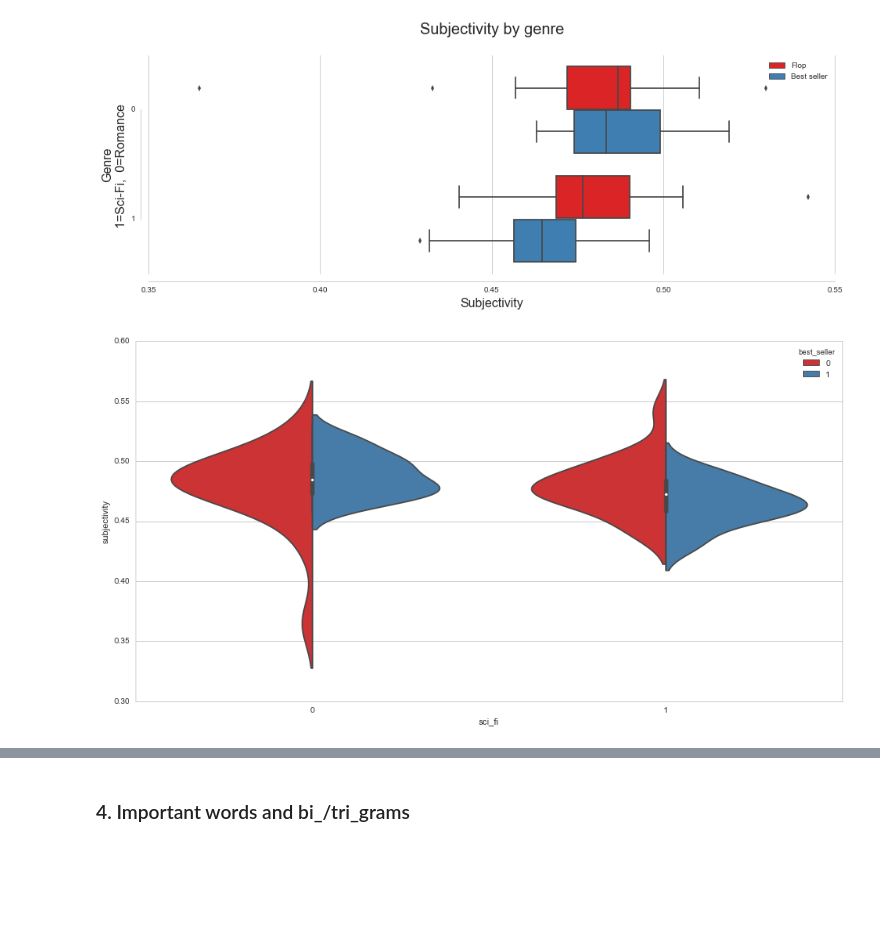
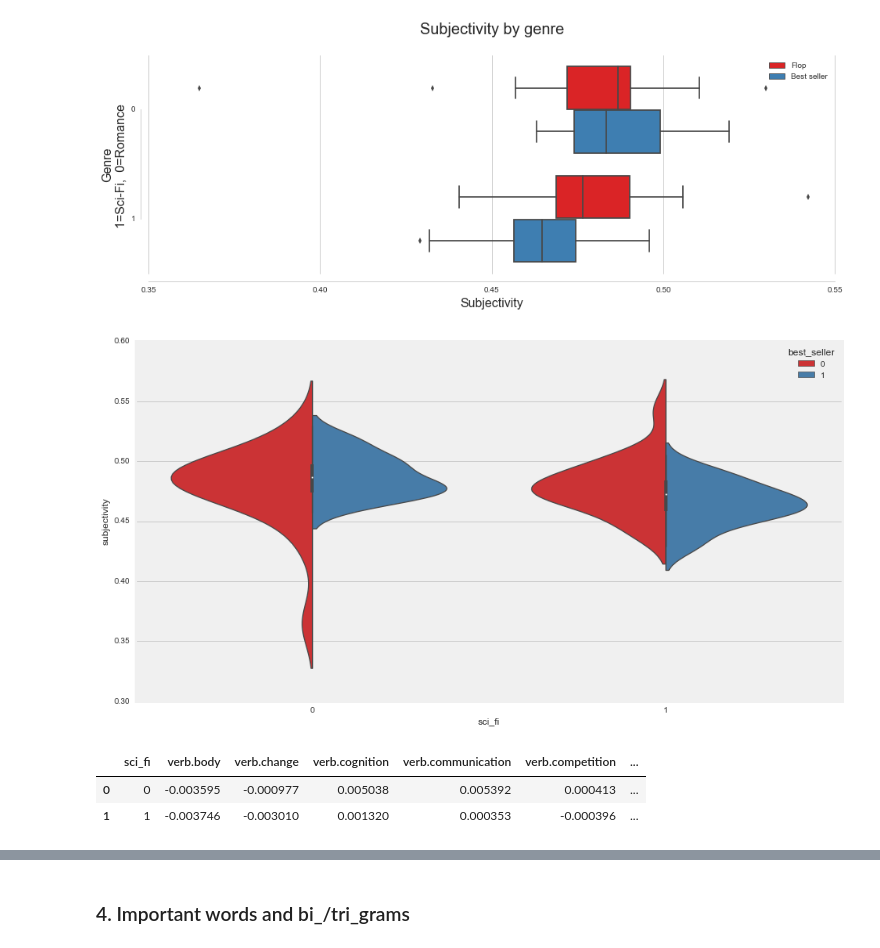
Before and after one commit to bishopkd/DSI-SF2-bishopkd, a Jupyter notebook: projects/capstone/reports/EDA.ipynb, the cells around one changed output, grey strips where cells are left out. Drawn from its saved outputs; the diff is of its cells as text; code cells hidden in the pictures; blank space fills up the shorter version.

```diff
--- a/projects/capstone/reports/EDA.ipynb
+++ b/projects/capstone/reports/EDA.ipynb
@@ -194,7 +252,7 @@ plt.show()
 # %%
 fig,ax = plt.subplots(figsize=(14,8))
 ax = sns.violinplot(x="sci_fi", y="subjectivity", hue="best_seller",
-                    data=df, palette="Set1", split=True,scale="count", ax=ax)
+                    data=df, palette="Set1", split=True,scale="count",linewidth=1.3, ax=ax)
 plt.show()
 # %% [output]
-[figure, old version]
+[figure, new version]
@@ -200,0 +270,7 @@ plt.show()
+# %%
+dfvs = pd.read_csv(path+'verb_diff.csv')
+dfvs.head()
+# %% [output]
+|  | sci_fi | verb.body | verb.change | verb.cognition | verb.communication | verb.competition | ... |
+| 0 | 0 | -0.003595 | -0.000977 | 0.005038 | 0.005392 | 0.000413 | ... |
+| 1 | 1 | -0.003746 | -0.003010 | 0.001320 | 0.000353 | -0.000396 | ... |
```
Also changed, not shown: parts of 12 cells of this notebook, 11 other files.
